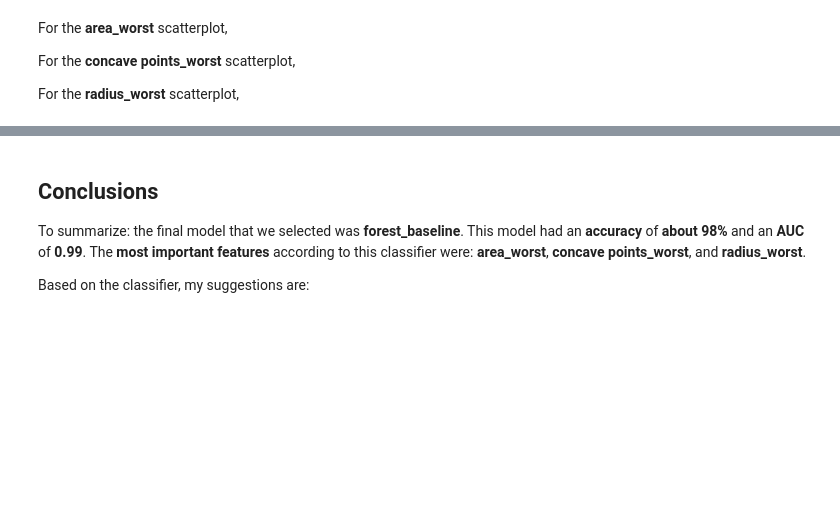
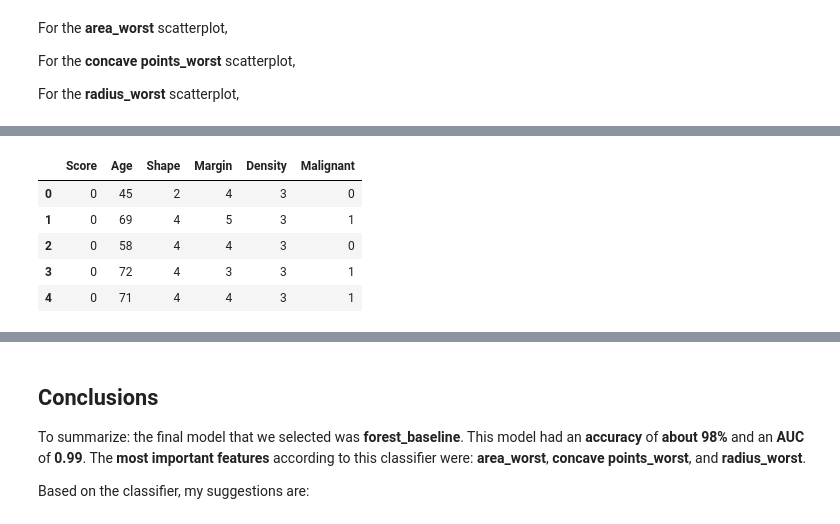
Before and after one commit to jbenedito99/Breast-Cancer-Classification, a Jupyter notebook: notebook.ipynb, the cells around one changed output, grey strips where cells are left out. Cells and saved outputs as stored; diff of their text form; code cells hidden in the pictures; blank space fills up the shorter version.

```diff
--- a/notebook.ipynb
+++ b/notebook.ipynb
@@ -613,0 +561,11 @@ The aliases was originally deprecated in NumPy 1.20; for more details and guidan
+# %%
+# reading mammographic masses data with pandas
+mammographic_masses_data = pd.read_csv('mammographic_masses.csv')
+mammographic_masses_data.head()
+# %% [output]
+|  | Score | Age | Shape | Margin | Density | Malignant |
+| 0 | 0 | 45 | 2 | 4 | 3 | 0 |
+| 1 | 0 | 69 | 4 | 5 | 3 | 1 |
+| 2 | 0 | 58 | 4 | 4 | 3 | 0 |
+| 3 | 0 | 72 | 4 | 3 | 3 | 1 |
+| 4 | 0 | 71 | 4 | 4 | 3 | 1 |
```
Also changed, not shown: parts of 29 cells of this notebook.
